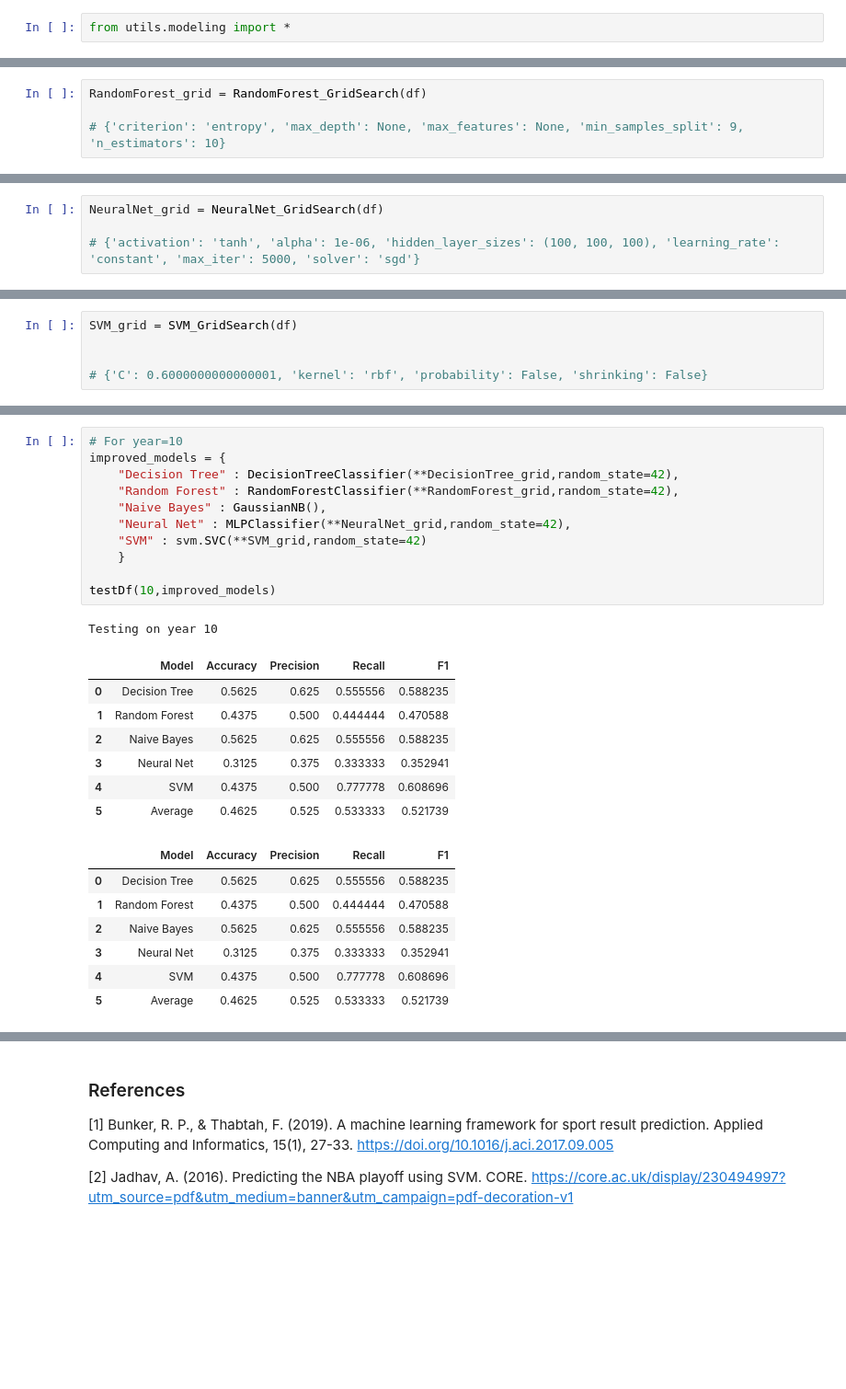
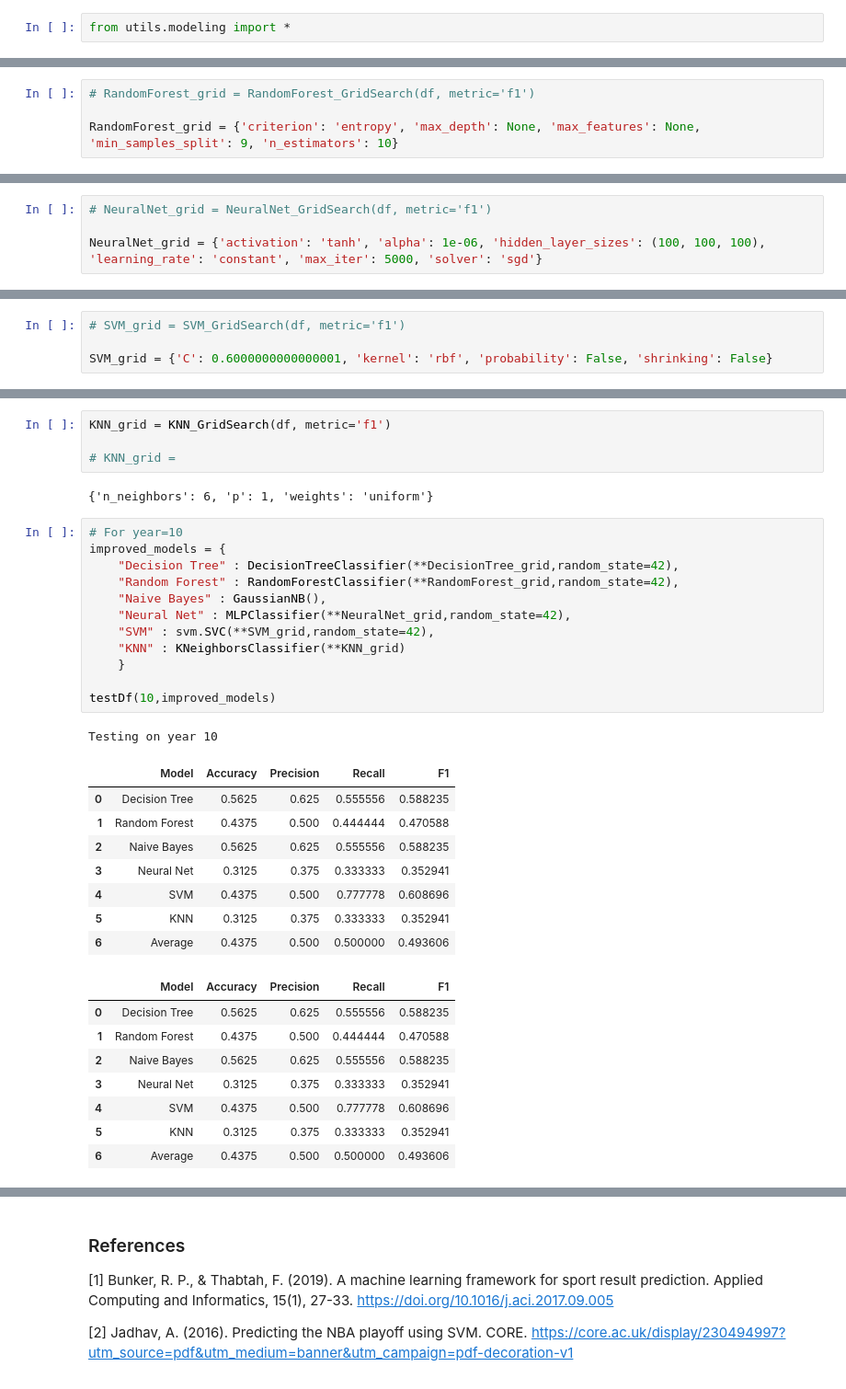
Before and after one commit to MartimHenriques/feup-machine-learning, a Jupyter notebook: src/pipeline.ipynb, the cells around one changed output, grey strips where cells are left out. Shown at 92% size. Saved outputs shown, nothing was run; the diff lists cells and outputs as text; blank space fills up the shorter version.

```diff
--- a/src/pipeline.ipynb
+++ b/src/pipeline.ipynb
@@ -234,4 +240,4 @@ DecisionTree_grid = DecisionTree_GridSearch(df)
 # %%
-RandomForest_grid = RandomForest_GridSearch(df)
+# RandomForest_grid = RandomForest_GridSearch(df, metric='f1')
 
-# {'criterion': 'entropy', 'max_depth': None, 'max_features': None, 'min_samples_split': 9, 'n_estimators': 10}
+RandomForest_grid = {'criterion': 'entropy', 'max_depth': None, 'max_features': None, 'min_samples_split': 9, 'n_estimators': 10}
@@ -240,4 +244,4 @@ RandomForest_grid = RandomForest_GridSearch(df)
 # %%
-NeuralNet_grid = NeuralNet_GridSearch(df)
+# NeuralNet_grid = NeuralNet_GridSearch(df, metric='f1')
 
-# {'activation': 'tanh', 'alpha': 1e-06, 'hidden_layer_sizes': (100, 100, 100), 'learning_rate': 'constant', 'max_iter': 5000, 'solver': 'sgd'}
+NeuralNet_grid = {'activation': 'tanh', 'alpha': 1e-06, 'hidden_layer_sizes': (100, 100, 100), 'learning_rate': 'constant', 'max_iter': 5000, 'solver': 'sgd'}
@@ -316,5 +248,4 @@ Increase the number of iterations (max_iter) or scale the data as shown in:
 # %%
-SVM_grid = SVM_GridSearch(df)
+# SVM_grid = SVM_GridSearch(df, metric='f1')
 
-
-# {'C': 0.6000000000000001, 'kernel': 'rbf', 'probability': False, 'shrinking': False}
+SVM_grid = {'C': 0.6000000000000001, 'kernel': 'rbf', 'probability': False, 'shrinking': False}
@@ -331,27 +252,36 @@ Grid Search is 98.44% done
+# %%
+KNN_grid = KNN_GridSearch(df, metric='f1')
+
+# KNN_grid =
+# %% [output]
+{'n_neighbors': 6, 'p': 1, 'weights': 'uniform'}
 # %%
 # For year=10
 improved_models = {
     "Decision Tree" : DecisionTreeClassifier(**DecisionTree_grid,random_state=42),
     "Random Forest" : RandomForestClassifier(**RandomForest_grid,random_state=42),
     "Naive Bayes" : GaussianNB(),
     "Neural Net" : MLPClassifier(**NeuralNet_grid,random_state=42),
-    "SVM" : svm.SVC(**SVM_grid,random_state=42)
+    "SVM" : svm.SVC(**SVM_grid,random_state=42),
+    "KNN" : KNeighborsClassifier(**KNN_grid)
     }
 
 testDf(10,improved_models)
 # %% [output]
 Testing on year 10
 |  | Model | Accuracy | Precision | Recall | F1 |
 | 0 | Decision Tree | 0.5625 | 0.625 | 0.555556 | 0.588235 |
 | 1 | Random Forest | 0.4375 | 0.500 | 0.444444 | 0.470588 |
 | 2 | Naive Bayes | 0.5625 | 0.625 | 0.555556 | 0.588235 |
 | 3 | Neural Net | 0.3125 | 0.375 | 0.333333 | 0.352941 |
 | 4 | SVM | 0.4375 | 0.500 | 0.777778 | 0.608696 |
-| 5 | Average | 0.4625 | 0.525 | 0.533333 | 0.521739 |
+| 5 | KNN | 0.3125 | 0.375 | 0.333333 | 0.352941 |
+| 6 | Average | 0.4375 | 0.500 | 0.500000 | 0.493606 |
 |  | Model | Accuracy | Precision | Recall | F1 |
 | 0 | Decision Tree | 0.5625 | 0.625 | 0.555556 | 0.588235 |
 | 1 | Random Forest | 0.4375 | 0.500 | 0.444444 | 0.470588 |
 | 2 | Naive Bayes | 0.5625 | 0.625 | 0.555556 | 0.588235 |
 | 3 | Neural Net | 0.3125 | 0.375 | 0.333333 | 0.352941 |
 | 4 | SVM | 0.4375 | 0.500 | 0.777778 | 0.608696 |
-| 5 | Average | 0.4625 | 0.525 | 0.533333 | 0.521739 |
+| 5 | KNN | 0.3125 | 0.375 | 0.333333 | 0.352941 |
+| 6 | Average | 0.4375 | 0.500 | 0.500000 | 0.493606 |
```
Also changed, not shown: parts of 6 cells of this notebook, 5 other files.
